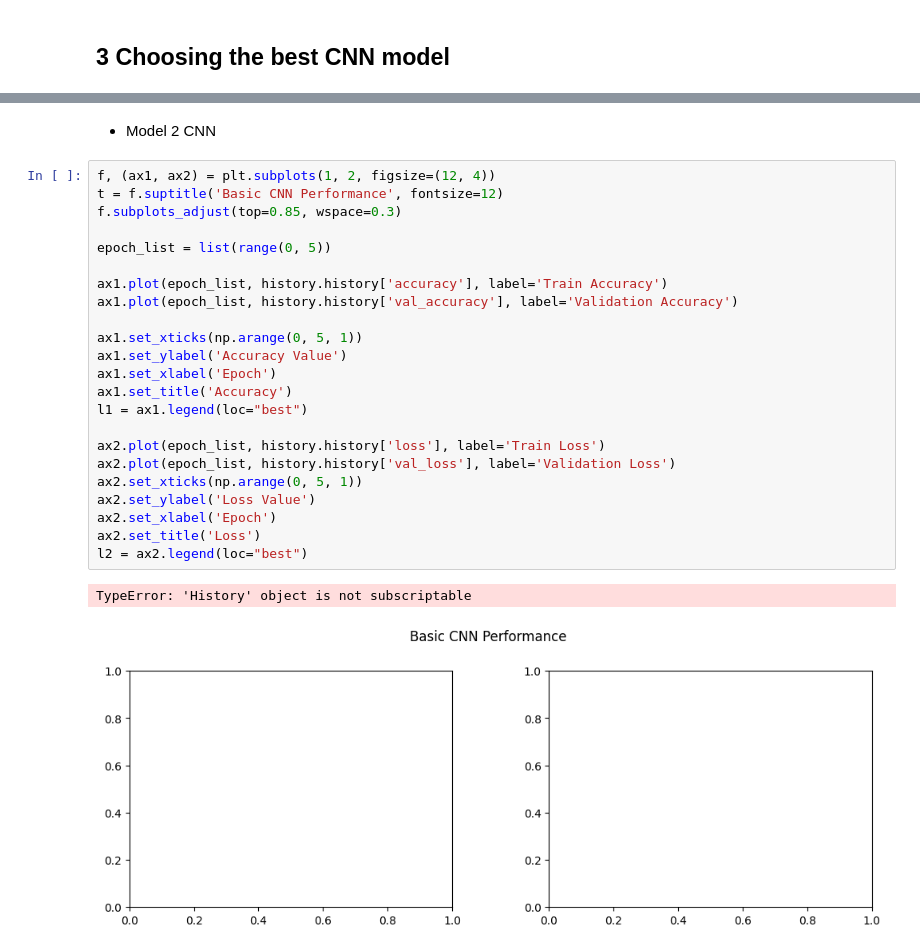
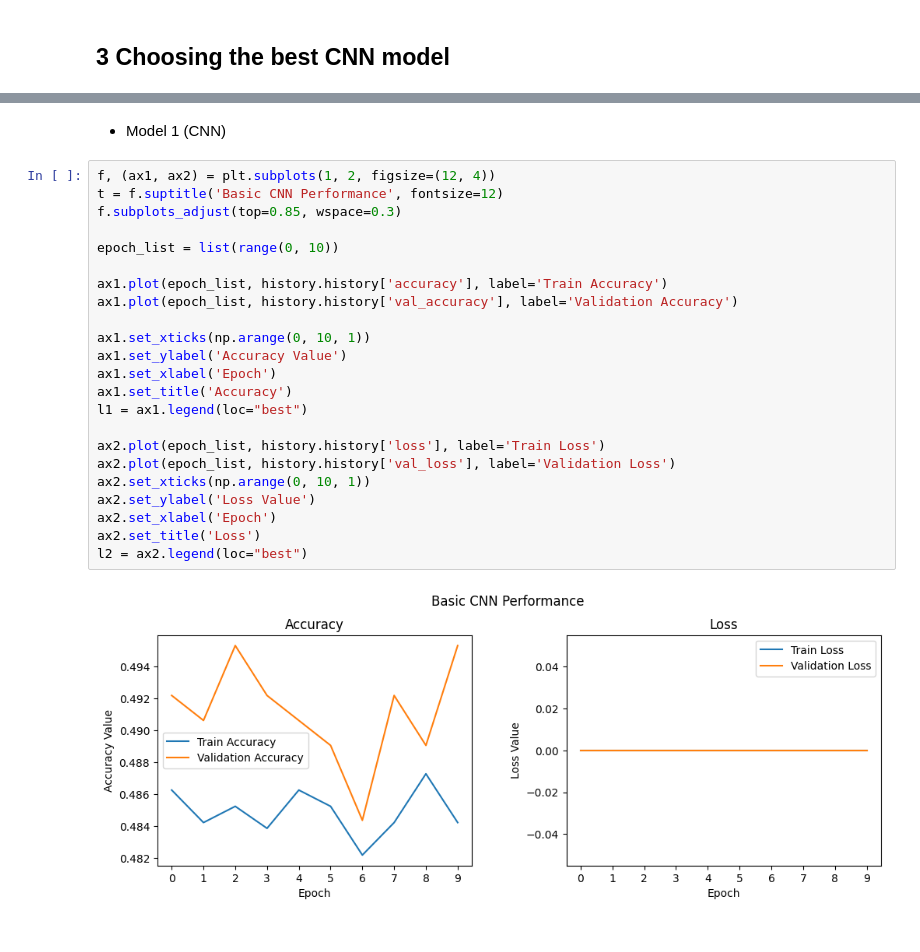
Before and after one commit to ybezginova2016/ZAF056_CV_BlurredImage-detection, a Jupyter notebook: ZUM_project_2_CNN_ResNet50.ipynb, the cells around one changed output, grey strips where cells are left out. Drawn from its saved outputs; the diff is of its cells as text.

```diff
--- a/ZUM_project_2_CNN_ResNet50.ipynb
+++ b/ZUM_project_2_CNN_ResNet50.ipynb
@@ -553,29 +551,28 @@ TypeError: 'History' object is not subscriptable
 # %% [markdown]
-- Model 2 CNN
+- Model 1 (CNN)
 # %%
 f, (ax1, ax2) = plt.subplots(1, 2, figsize=(12, 4))
 t = f.suptitle('Basic CNN Performance', fontsize=12)
 f.subplots_adjust(top=0.85, wspace=0.3)
 
-epoch_list = list(range(0, 5))
+epoch_list = list(range(0, 10))
 
 ax1.plot(epoch_list, history.history['accuracy'], label='Train Accuracy')
 ax1.plot(epoch_list, history.history['val_accuracy'], label='Validation Accuracy')
 
-ax1.set_xticks(np.arange(0, 5, 1))
+ax1.set_xticks(np.arange(0, 10, 1))
 ax1.set_ylabel('Accuracy Value')
 ax1.set_xlabel('Epoch')
 ax1.set_title('Accuracy')
 l1 = ax1.legend(loc="best")
 
 ax2.plot(epoch_list, history.history['loss'], label='Train Loss')
 ax2.plot(epoch_list, history.history['val_loss'], label='Validation Loss')
-ax2.set_xticks(np.arange(0, 5, 1))
+ax2.set_xticks(np.arange(0, 10, 1))
 ax2.set_ylabel('Loss Value')
 ax2.set_xlabel('Epoch')
 ax2.set_title('Loss')
 l2 = ax2.legend(loc="best")
 # %% [output]
-TypeError: 'History' object is not subscriptable
-[figure, old version]
+[figure, new version]
 # %%
```
Also changed, not shown: parts of 27 cells of this notebook.
